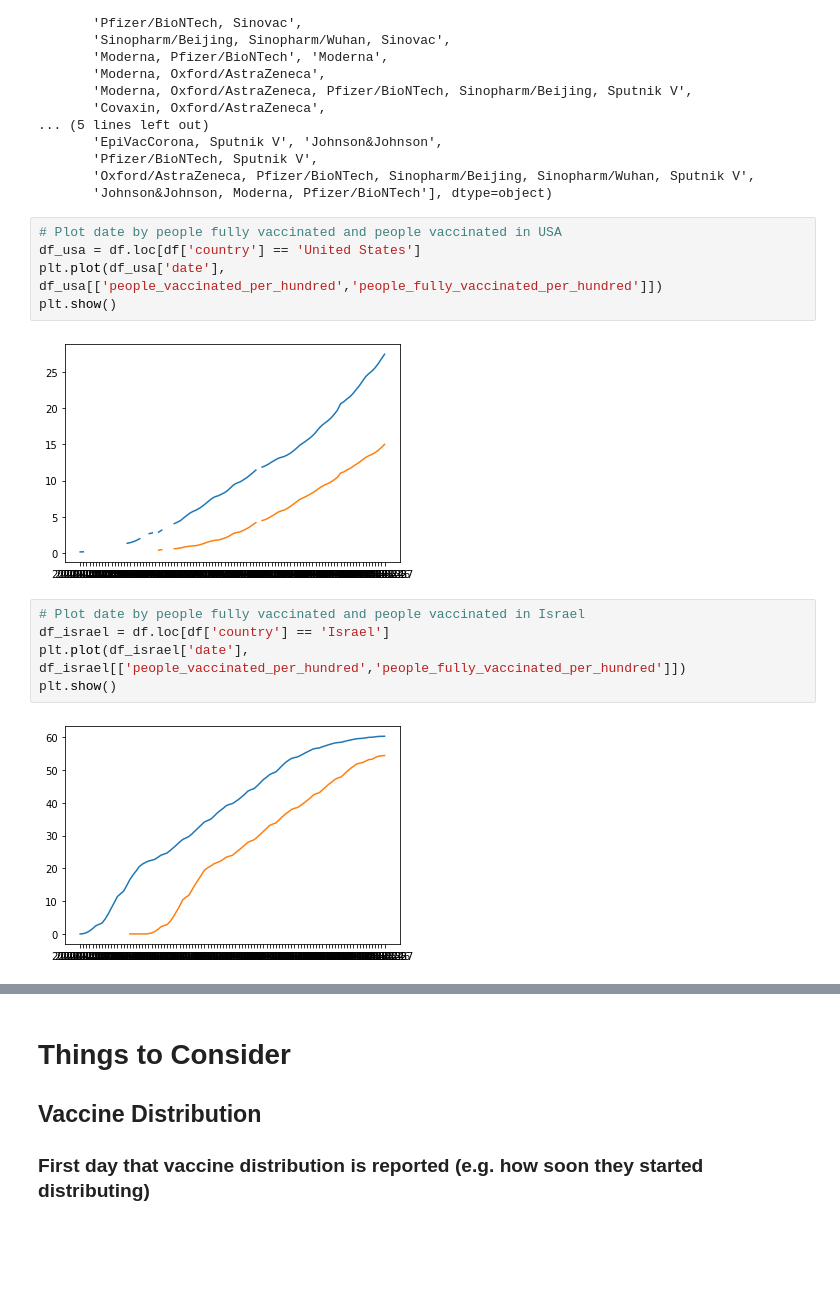
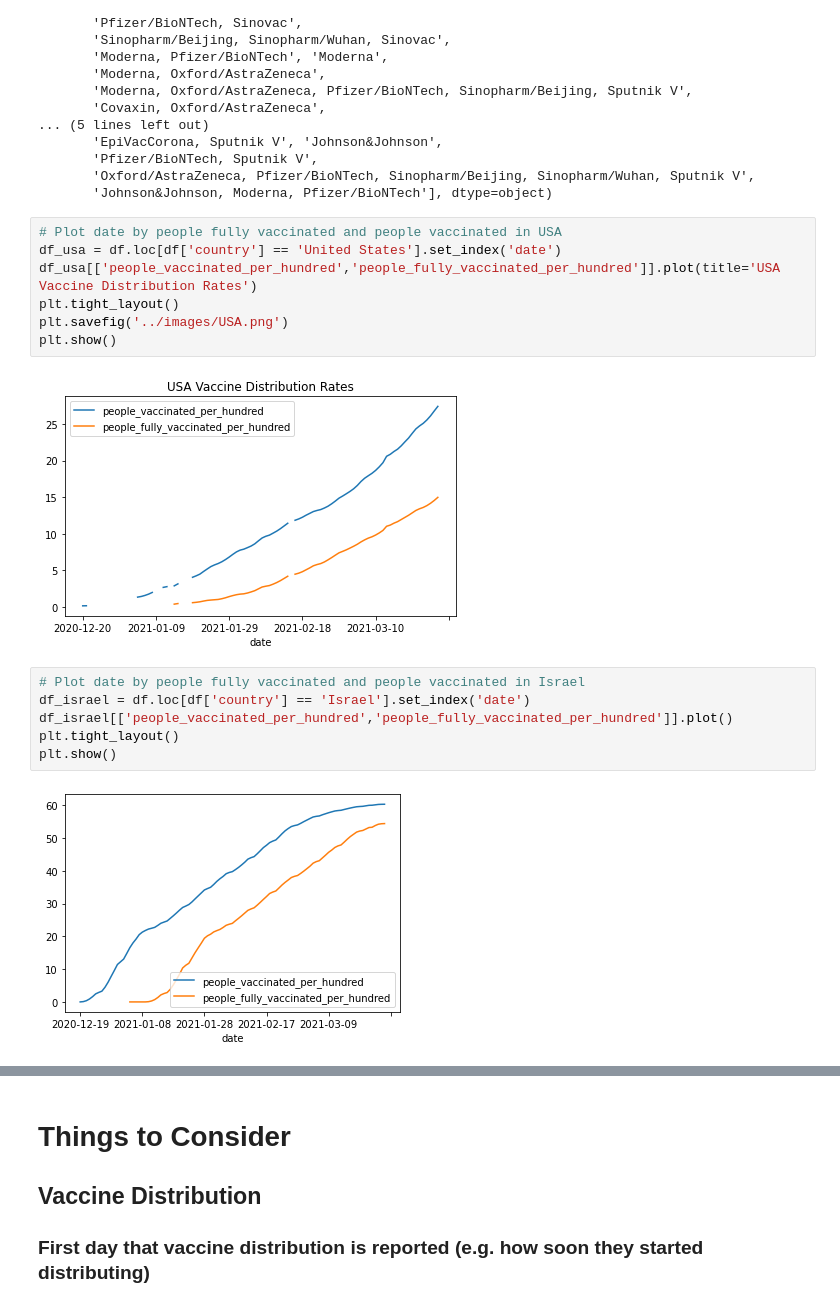
Before and after one commit to rebekahcallkacz/covid-vac-rollout, a Jupyter notebook: analysis/initial_EDA.ipynb, the cells around one changed output, grey strips where cells are left out. Saved outputs shown, nothing was run; the diff lists cells and outputs as text; blank space fills up the shorter version.

```diff
--- a/analysis/initial_EDA.ipynb
+++ b/analysis/initial_EDA.ipynb
@@ -161,15 +161,18 @@ array(['Oxford/AstraZeneca', 'Pfizer/BioNTech', 'Sputnik V',
        'Johnson&Johnson, Moderna, Pfizer/BioNTech'], dtype=object)
 # %%
 # Plot date by people fully vaccinated and people vaccinated in USA
-df_usa = df.loc[df['country'] == 'United States']
-plt.plot(df_usa['date'], df_usa[['people_vaccinated_per_hundred','people_fully_vaccinated_per_hundred']])
+df_usa = df.loc[df['country'] == 'United States'].set_index('date')
+df_usa[['people_vaccinated_per_hundred','people_fully_vaccinated_per_hundred']].plot(title='USA Vaccine Distribution Rates')
+plt.tight_layout()
+plt.savefig('../images/USA.png')
 plt.show()
 # %% [output]
-[figure, old version]
+[figure, new version]
 # %%
 # Plot date by people fully vaccinated and people vaccinated in Israel
-df_israel = df.loc[df['country'] == 'Israel']
-plt.plot(df_israel['date'], df_israel[['people_vaccinated_per_hundred','people_fully_vaccinated_per_hundred']])
+df_israel = df.loc[df['country'] == 'Israel'].set_index('date')
+df_israel[['people_vaccinated_per_hundred','people_fully_vaccinated_per_hundred']].plot()
+plt.tight_layout()
 plt.show()
 # %% [output]
-[figure, old version]
+[figure, new version]
```
Also changed, not shown: parts of 1 cell of this notebook, 5 other files.
